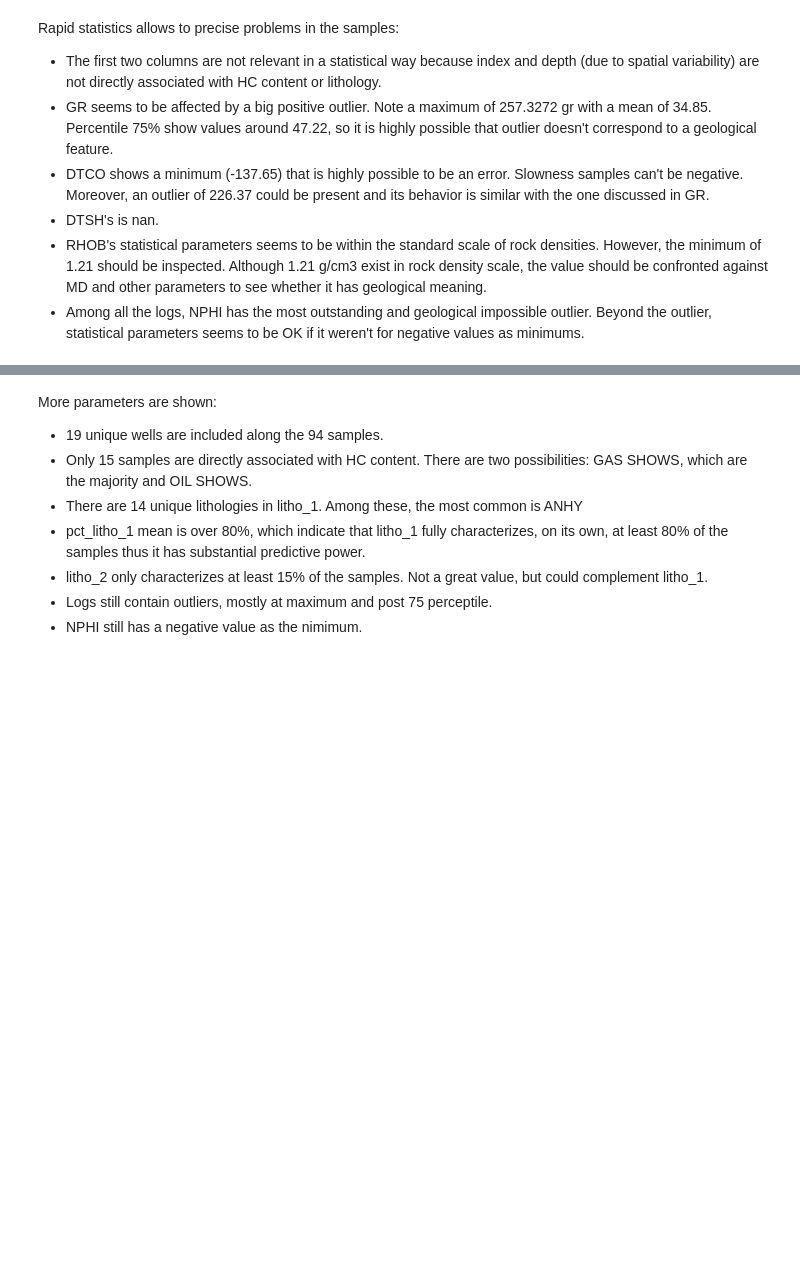
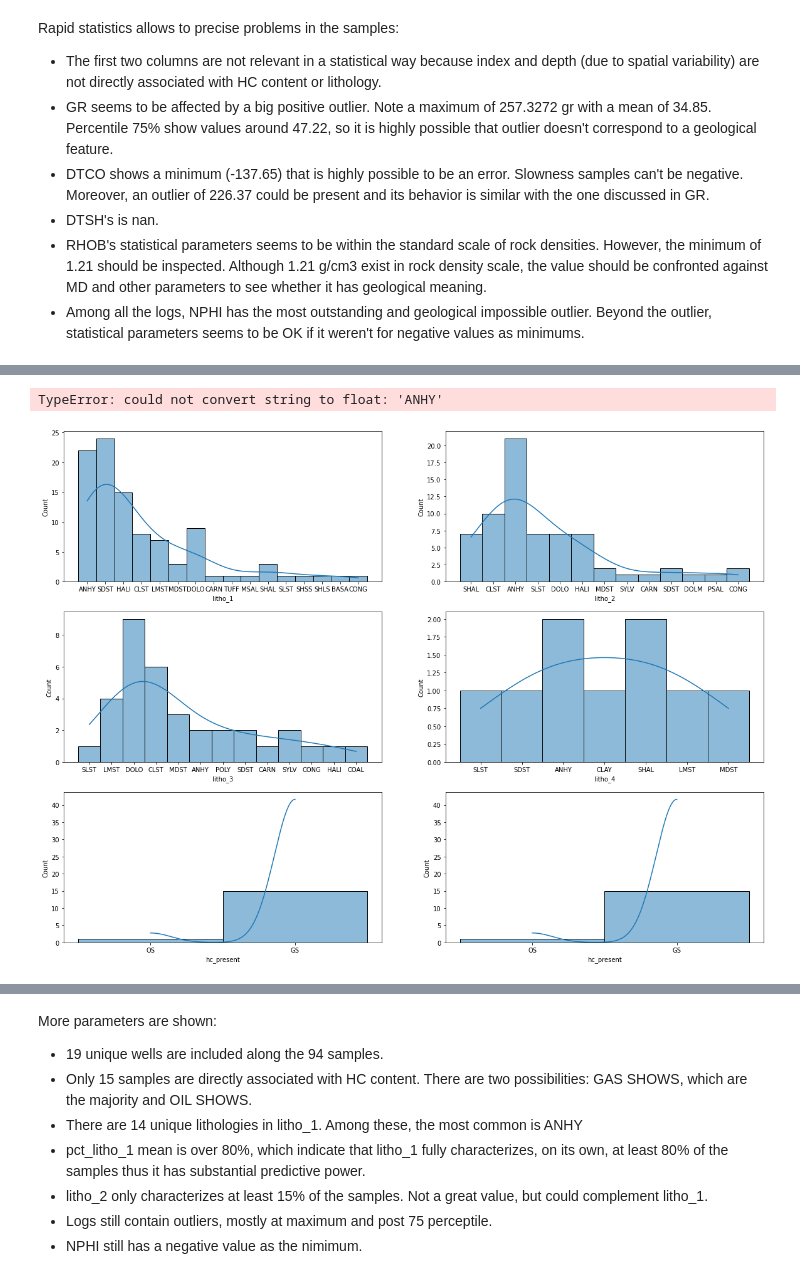
Before and after one commit to lsdR94/OpendTect_wells_to_PSQL, a Jupyter notebook: Data_Analysis.ipynb, the cells around one changed output, grey strips where cells are left out. Drawn from its saved outputs; the diff is of its cells as text; code cells hidden in the pictures; blank space fills up the shorter version.

```diff
--- a/Data_Analysis.ipynb
+++ b/Data_Analysis.ipynb
@@ -29,6 +29,41 @@ def missing_val_df(
     ).transpose()
     mv_df.columns = cols
     return mv_df.drop(index=drop_cols)
+# %%
+def subplot_histograms(
+    df,
+    logs,
+    subplot_rows,
+    subplot_cols,
+    subplot_size_x=10,
+    subplot_size_y=10,
+    hstat="count",
+    nbins=25,
+    fontsize=10,
+    save_name=False
+):
+    fig, axs = plt.subplots(
+        nrows=rows,
+        ncols=cols,
+        figsize=(subplot_size_x, subplot_size_y))
+    n = 0
+    for i in range(subplot_rows):
+        for j in range(subplot_cols):
+            sb.histplot(df, x=logs[n], stat=hstat, bins=nbins, kde=True, ax=axs[i, j])
+            n += 1
+    for i, axs in enumerate(axs.reshape(-1)):
+        axs.text(
+             x=0.97, y=0.97, transform=axs.transAxes, s="Skewness: %f" % df[logs].iloc[:,i].skew(),
+             fontweight='demibold', fontsize=fontsize, verticalalignment='top', horizontalalignment='right',
+             backgroundcolor='white', color='black')
+        axs.text(
+            x=0.97, y=0.91, transform=axs.transAxes, s="Kurtosis: %f" % df[logs].iloc[:,i].kurt(),
+            fontweight='demibold', fontsize=fontsize, verticalalignment='top', horizontalalignment='right',
+            backgroundcolor='white', color='black')
+    if not save_name:
+        return plt.show()
+    else:
+        return plt.savefig('log_histograms.png')
 # %% [markdown]
 # Statistical Analysis
 # %% [markdown]
@@ -227,3 +309,16 @@ Rapid statistics allows to precise problems in the samples:
+# %%
+litho_to_hist = ["litho_1", "litho_2", "litho_3", "litho_4", "hc_present", "hc_present"]
+subplot_histograms(
+    sliced_litho,
+    litho_to_hist,
+    3, 2,
+    subplot_size_x=20,
+    subplot_size_y=15,
+    fontsize=10
+)
+# %% [output]
+TypeError: could not convert string to float: 'ANHY'
+[figure, added]
 # %%
 litho1_no_nans_df.drop(
     columns=[
```
Also changed, not shown: parts of 18 cells of this notebook.
